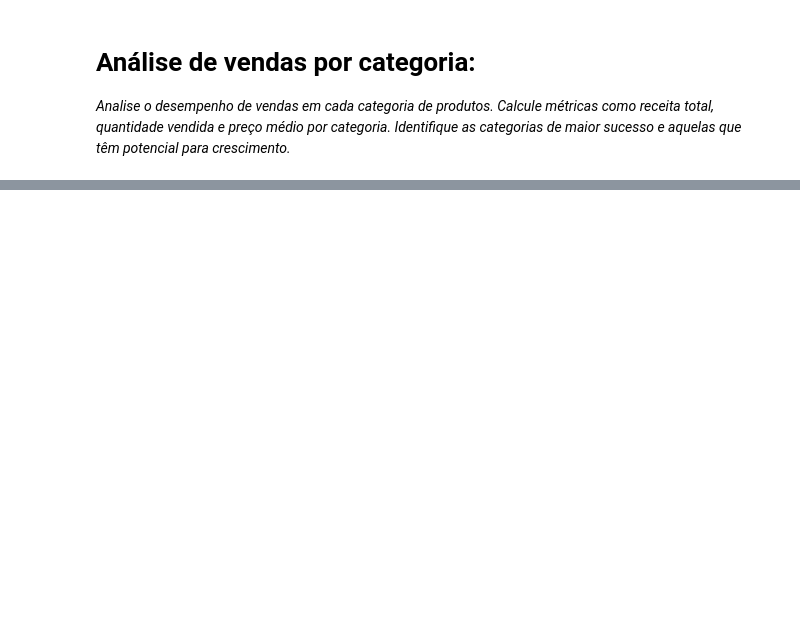
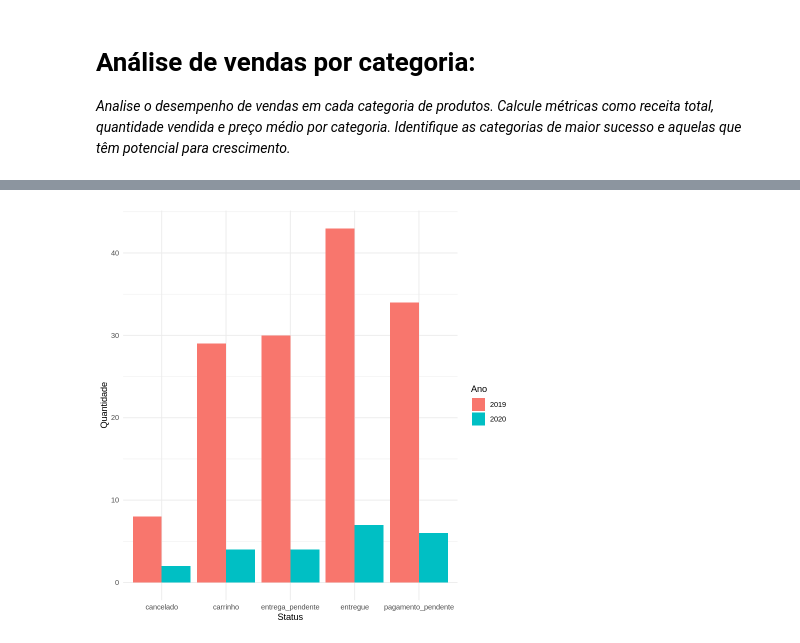
Before and after one commit to Gabrieldiasdeoliveira/Analise-Exploratria-Ecommerce, a Jupyter notebook: Estudo_Ecommerce_Inteligência_de_Mercado_.ipynb, the cells around one changed output, grey strips where cells are left out. Saved outputs shown, nothing was run; the diff lists cells and outputs as text; code cells hidden in the pictures; blank space fills up the shorter version.

```diff
--- a/Estudo_Ecommerce_Inteligência_de_Mercado_.ipynb
+++ b/Estudo_Ecommerce_Inteligência_de_Mercado_.ipynb
@@ -223,0 +274,9 @@ A data.frame: 100 × 14
+# %%
+# Extrair o ano da coluna de datas
+dados$Ano <- format(dados$Data, "%Y")
+
+# Agrupar o status pelos anos e calcular a soma
+soma_status <- aggregate(Quantidade ~ Status + Ano, data = dados, FUN = sum)
+
+# Exibir a tabela resultante
+soma_status
@@ -223,0 +297,12 @@ A data.frame: 100 × 14
+# %%
+# Criar o gráfico de barras
+grafico <- ggplot(data = soma_status, aes(x = Status, y = Quantidade, fill = as.factor(Ano))) +
+  geom_bar(stat = "identity", position = "dodge") +
+  labs(x = "Status", y = "Quantidade", fill = "Ano") +
+  scale_fill_manual(values = c("#F8766D", "#00BFC4"), labels = c("2019", "2020")) +
+  theme_minimal()
+
+# Exibir o gráfico
+print(grafico)
+# %% [output]
+[figure, added]
```
Also changed, not shown: parts of 22 cells of this notebook.
